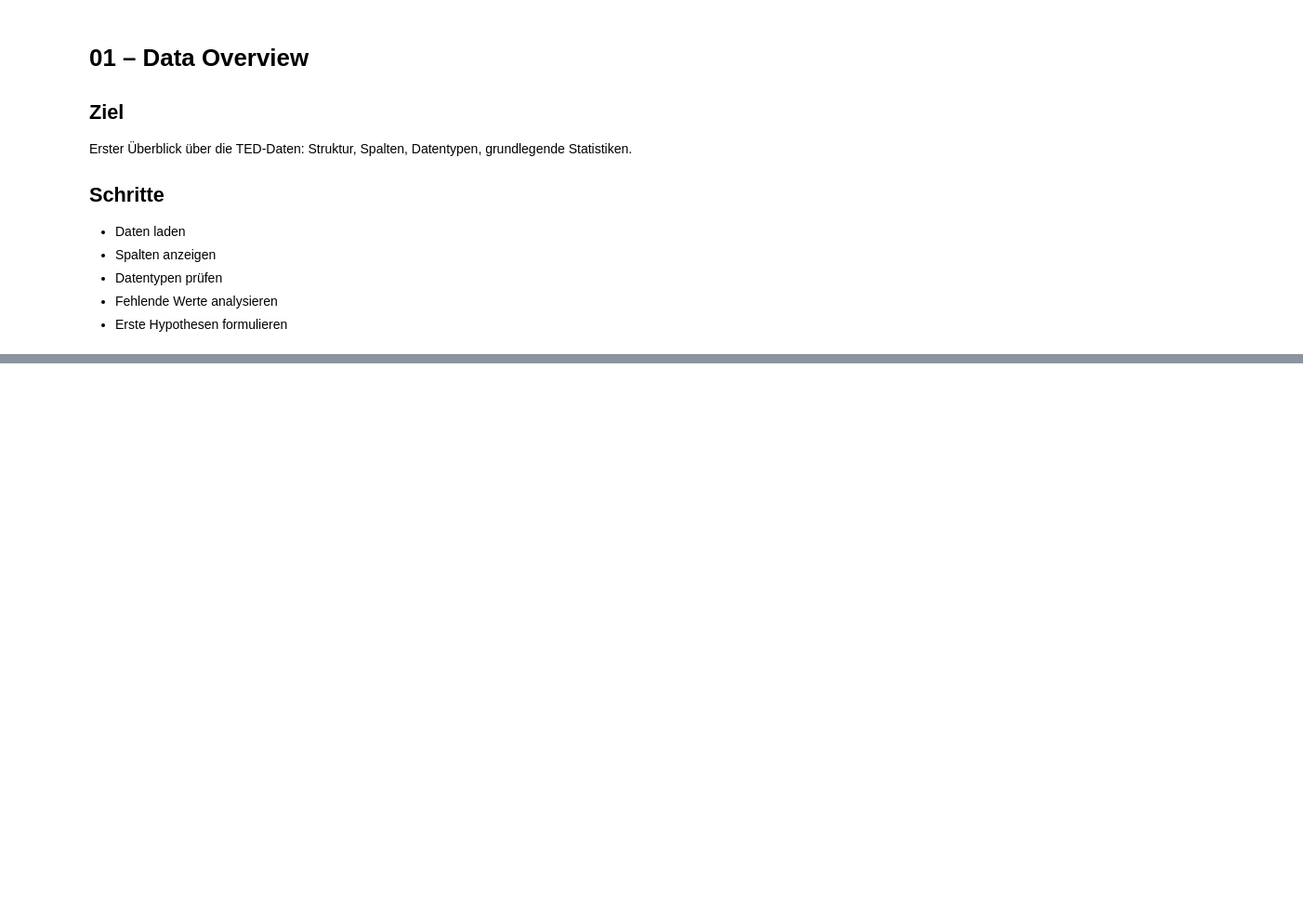
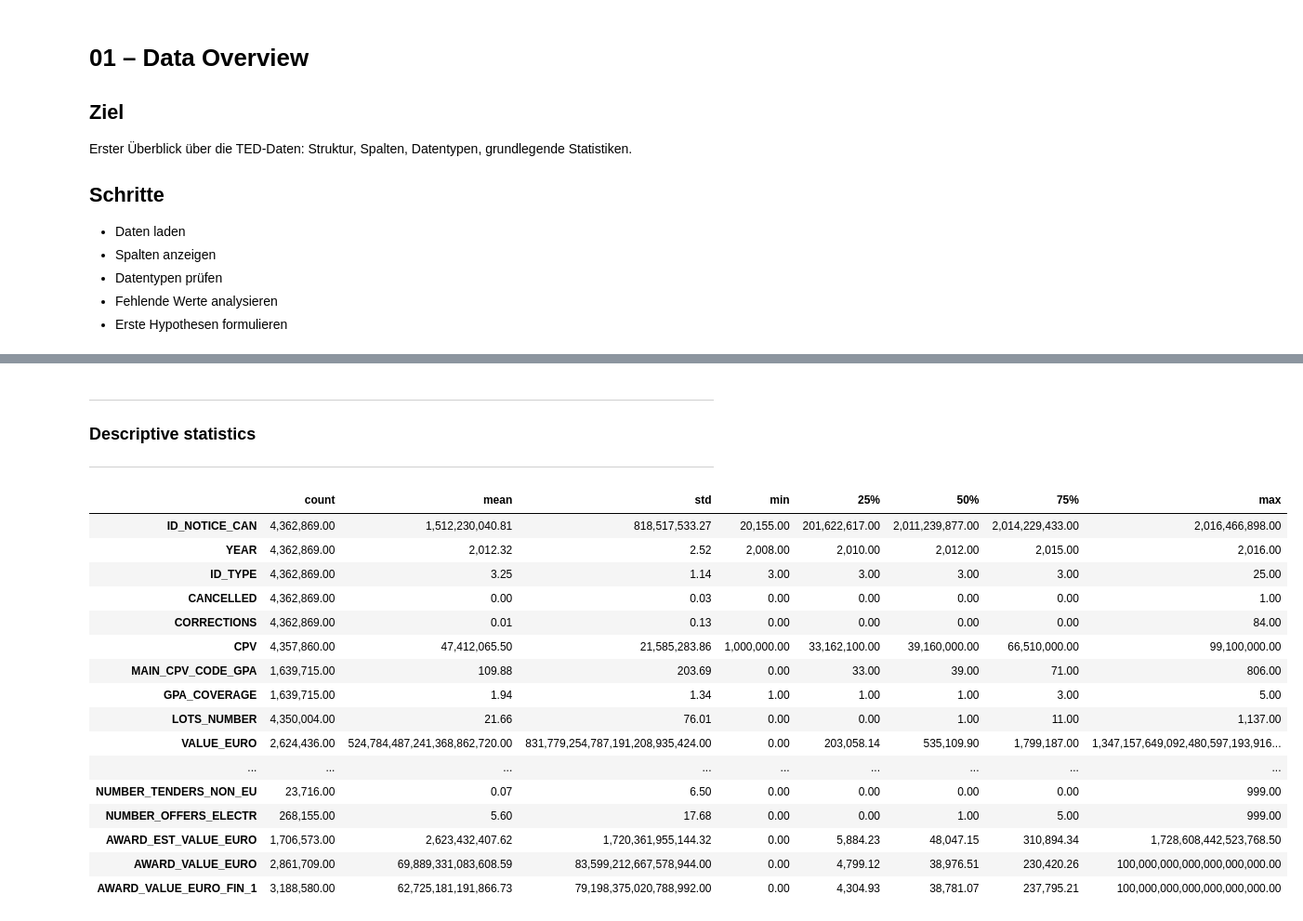
Before and after one commit to datascience-faina/public-procurement-support, a Jupyter notebook: notebooks/01_data_overview.ipynb, the cells around one changed output, grey strips where cells are left out. Shown at 93% size. Saved outputs shown, nothing was run; the diff lists cells and outputs as text; code cells hidden in the pictures; blank space fills up the shorter version.

```diff
--- a/notebooks/01_data_overview.ipynb
+++ b/notebooks/01_data_overview.ipynb
@@ -28 +33,8 @@ from pathlib import Path
+# %%
+# show all columns
+pd.set_option('display.max_columns', None)
+pd.set_option('display.max_rows', None)
+
+# visualisation settings
+pd.set_option('display.float_format', '{:,.2f}'.format)
 # %% [markdown]
@@ -49,26 +69,13 @@ from my_scripts.preprocessing import (
 # %%
 # ---------------------------------------------------------
-# 1. Settings
+# Import dataset
 # ---------------------------------------------------------
 
+# set setting
 data_path = Path("..\\data")
 
 # select all years
-years = list(range(2008, 2017))   # 2008–2016
+years = list(range(2008, 2017))
 
-# select only the necessary columns
-usecols = [
-    "ISO_COUNTRY_CODE",
-    "NUMBER_OFFERS",
-    "TYPE_OF_CONTRACT",
-    "VALUE_EURO",
-    "DT_DISPATCH",
-    "CAE_NAME",
-    "WIN_COUNTRY_CODE"
-]
+# downloads for all years
+df = load_years(data_path, years)
-# %%
-# ---------------------------------------------------------
-# 2. Downloads for all years
-# ---------------------------------------------------------
-
-df = load_years(data_path, years, usecols=usecols)
@@ -84,0 +218,24 @@ overview(df)
+# %% [markdown]
+-----------------
+### Descriptive statistics
+---------------
+# %%
+df.describe().T
+# %% [output]
+|  | count | mean | std | min | 25% | 50% | 75% | max |
+| ID_NOTICE_CAN | 4,362,869.00 | 1,512,230,040.81 | 818,517,533.27 | 20,155.00 | 201,622,617.00 | 2,011,239,877.00 | 2,014,229,433.00 | 2,016,466,898.00 |
+| YEAR | 4,362,869.00 | 2,012.32 | 2.52 | 2,008.00 | 2,010.00 | 2,012.00 | 2,015.00 | 2,016.00 |
+| ID_TYPE | 4,362,869.00 | 3.25 | 1.14 | 3.00 | 3.00 | 3.00 | 3.00 | 25.00 |
+| CANCELLED | 4,362,869.00 | 0.00 | 0.03 | 0.00 | 0.00 | 0.00 | 0.00 | 1.00 |
+| CORRECTIONS | 4,362,869.00 | 0.01 | 0.13 | 0.00 | 0.00 | 0.00 | 0.00 | 84.00 |
+| CPV | 4,357,860.00 | 47,412,065.50 | 21,585,283.86 | 1,000,000.00 | 33,162,100.00 | 39,160,000.00 | 66,510,000.00 | 99,100,000.00 |
+| MAIN_CPV_CODE_GPA | 1,639,715.00 | 109.88 | 203.69 | 0.00 | 33.00 | 39.00 | 71.00 | 806.00 |
+| GPA_COVERAGE | 1,639,715.00 | 1.94 | 1.34 | 1.00 | 1.00 | 1.00 | 3.00 | 5.00 |
+| LOTS_NUMBER | 4,350,004.00 | 21.66 | 76.01 | 0.00 | 0.00 | 1.00 | 11.00 | 1,137.00 |
+| VALUE_EURO | 2,624,436.00 | 524,784,487,241,368,862,720.00 | 831,779,254,787,191,208,935,424.00 | 0.00 | 203,058.14 | 535,109.90 | 1,799,187.00 | 1,347,157,649,092,480,597,193,916... |
+| ... | ... | ... | ... | ... | ... | ... | ... | ... |
+| NUMBER_TENDERS_NON_EU | 23,716.00 | 0.07 | 6.50 | 0.00 | 0.00 | 0.00 | 0.00 | 999.00 |
+| NUMBER_OFFERS_ELECTR | 268,155.00 | 5.60 | 17.68 | 0.00 | 0.00 | 1.00 | 5.00 | 999.00 |
+| AWARD_EST_VALUE_EURO | 1,706,573.00 | 2,623,432,407.62 | 1,720,361,955,144.32 | 0.00 | 5,884.23 | 48,047.15 | 310,894.34 | 1,728,608,442,523,768.50 |
+| AWARD_VALUE_EURO | 2,861,709.00 | 69,889,331,083,608.59 | 83,599,212,667,578,944.00 | 0.00 | 4,799.12 | 38,976.51 | 230,420.26 | 100,000,000,000,000,000,000.00 |
+| AWARD_VALUE_EURO_FIN_1 | 3,188,580.00 | 62,725,181,191,866.73 | 79,198,375,020,788,992.00 | 0.00 | 4,304.93 | 38,781.07 | 237,795.21 | 100,000,000,000,000,000,000.00 |
```
Also changed, not shown: parts of 33 cells of this notebook, 4 other files.
